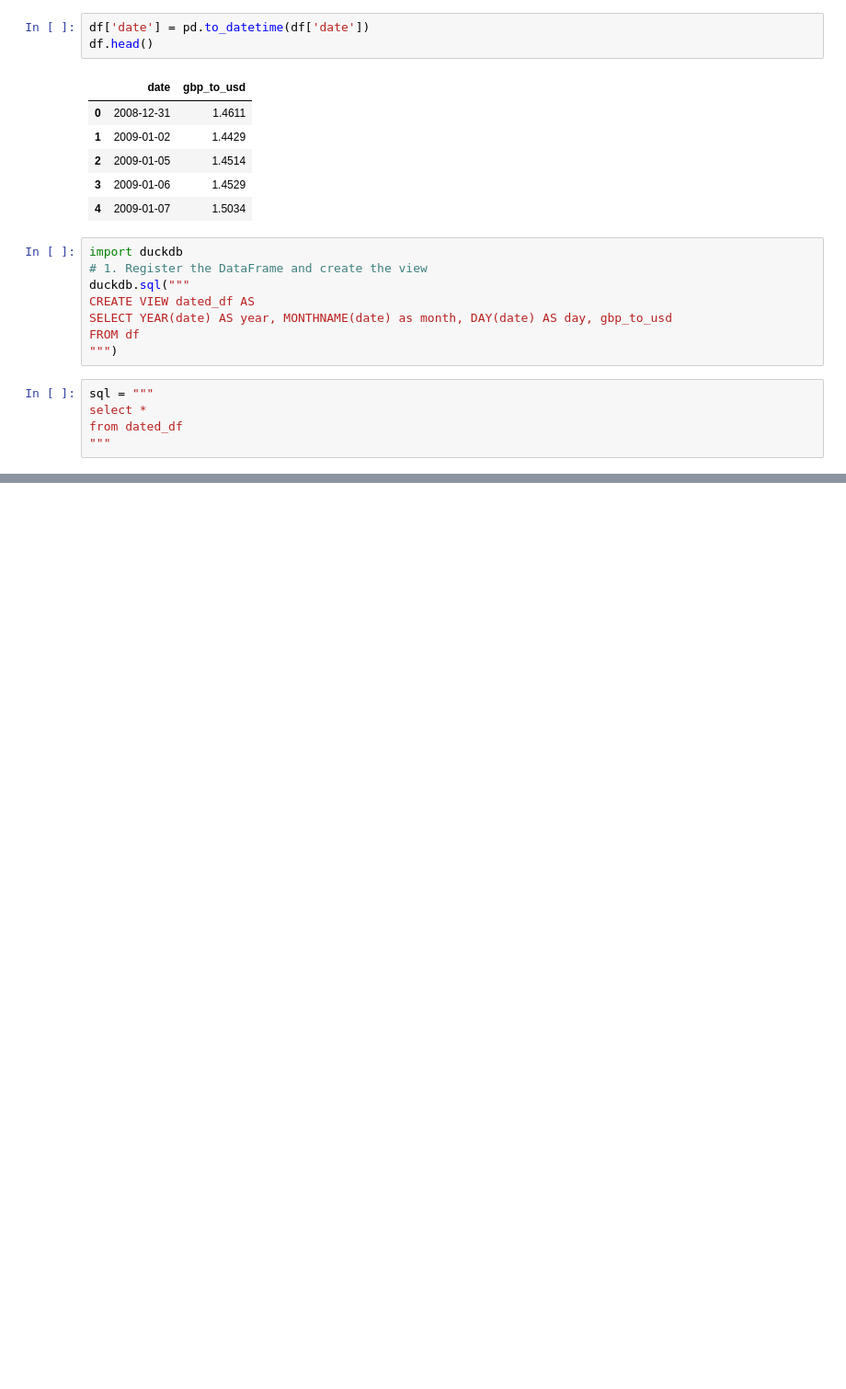
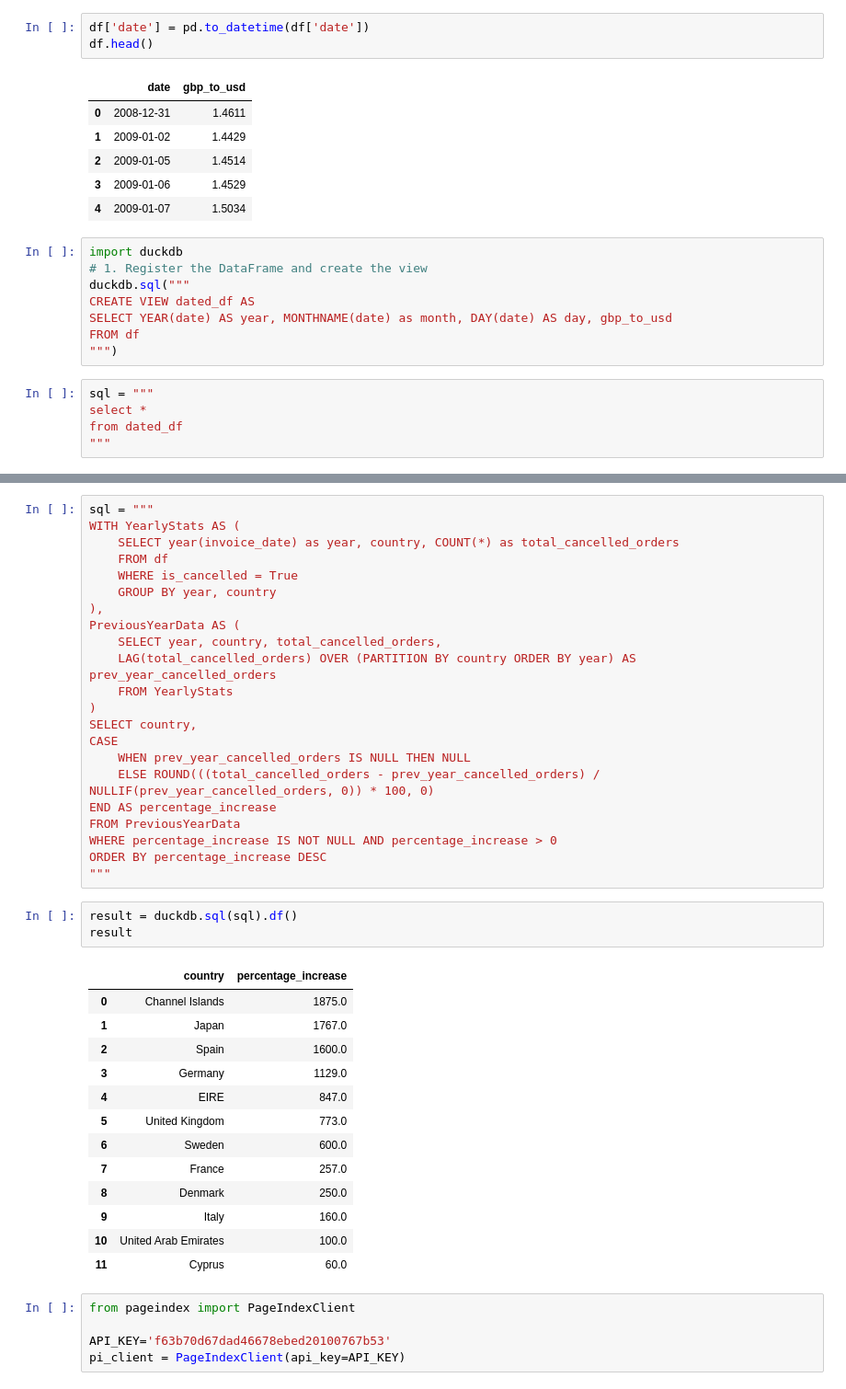
Before and after one commit to ismail-hafeez/Real_Time_E-Commerce_Pipeline, a Jupyter notebook: notebook.ipynb, the cells around one changed output, grey strips where cells are left out. Shown at 92% size. Drawn from its saved outputs; the diff is of its cells as text; blank space fills up the shorter version.

```diff
--- a/notebook.ipynb
+++ b/notebook.ipynb
@@ -137,0 +158,44 @@ print(result)
+# %%
+sql = """
+WITH YearlyStats AS (
+    SELECT year(invoice_date) as year, country, COUNT(*) as total_cancelled_orders
+    FROM df
+    WHERE is_cancelled = True
+    GROUP BY year, country
+),
+PreviousYearData AS (
+    SELECT year, country, total_cancelled_orders,
+    LAG(total_cancelled_orders) OVER (PARTITION BY country ORDER BY year) AS prev_year_cancelled_orders
+    FROM YearlyStats
+)
+SELECT country,
+CASE
+    WHEN prev_year_cancelled_orders IS NULL THEN NULL
+    ELSE ROUND(((total_cancelled_orders - prev_year_cancelled_orders) / NULLIF(prev_year_cancelled_orders, 0)) * 100, 0)
+END AS percentage_increase
+FROM PreviousYearData
+WHERE percentage_increase IS NOT NULL AND percentage_increase > 0
+ORDER BY percentage_increase DESC
+"""
+# %%
+result = duckdb.sql(sql).df()
+result
+# %% [output]
+|  | country | percentage_increase |
+| 0 | Channel Islands | 1875.0 |
+| 1 | Japan | 1767.0 |
+| 2 | Spain | 1600.0 |
+| 3 | Germany | 1129.0 |
+| 4 | EIRE | 847.0 |
+| 5 | United Kingdom | 773.0 |
+| 6 | Sweden | 600.0 |
+| 7 | France | 257.0 |
+| 8 | Denmark | 250.0 |
+| 9 | Italy | 160.0 |
+| 10 | United Arab Emirates | 100.0 |
+| 11 | Cyprus | 60.0 |
+# %%
+from pageindex import PageIndexClient
+
+API_KEY='f63b70d67dad46678ebed20100767b53'
+pi_client = PageIndexClient(api_key=API_KEY)
```
Also changed, not shown: parts of 13 cells of this notebook.
